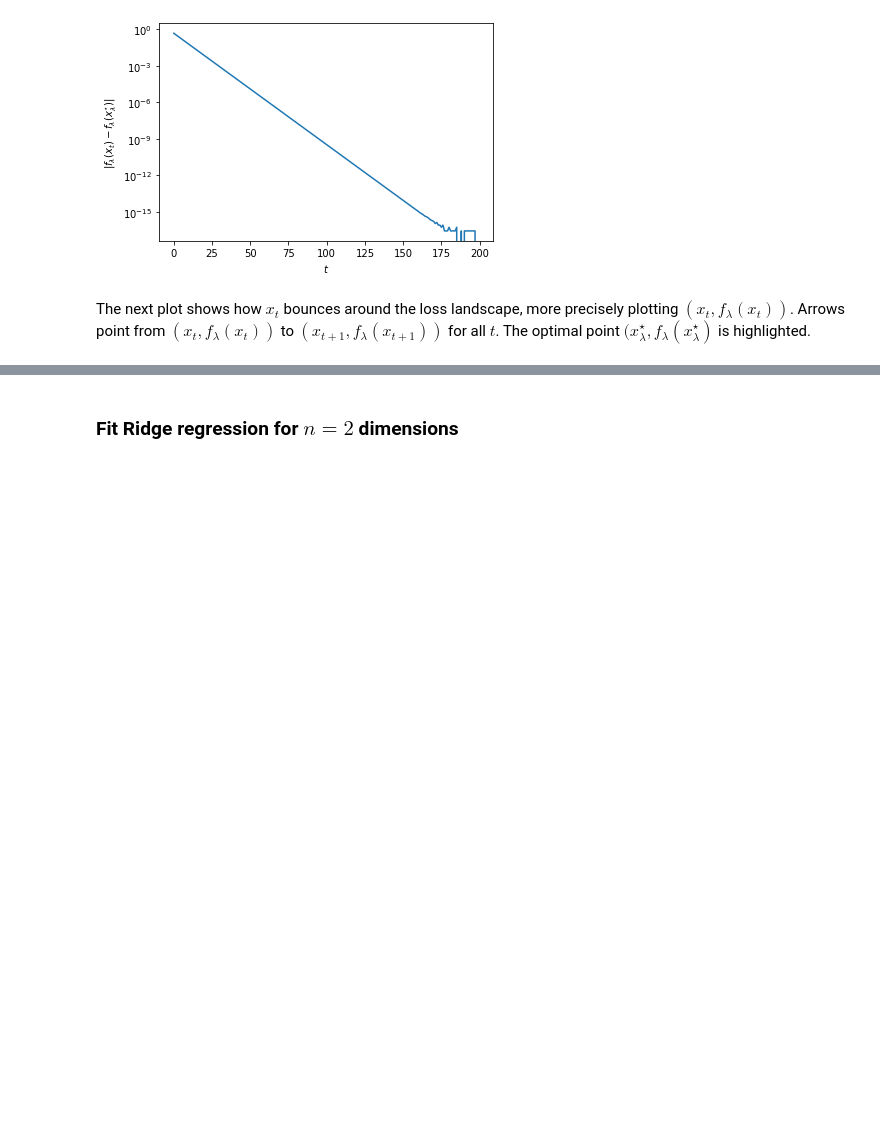
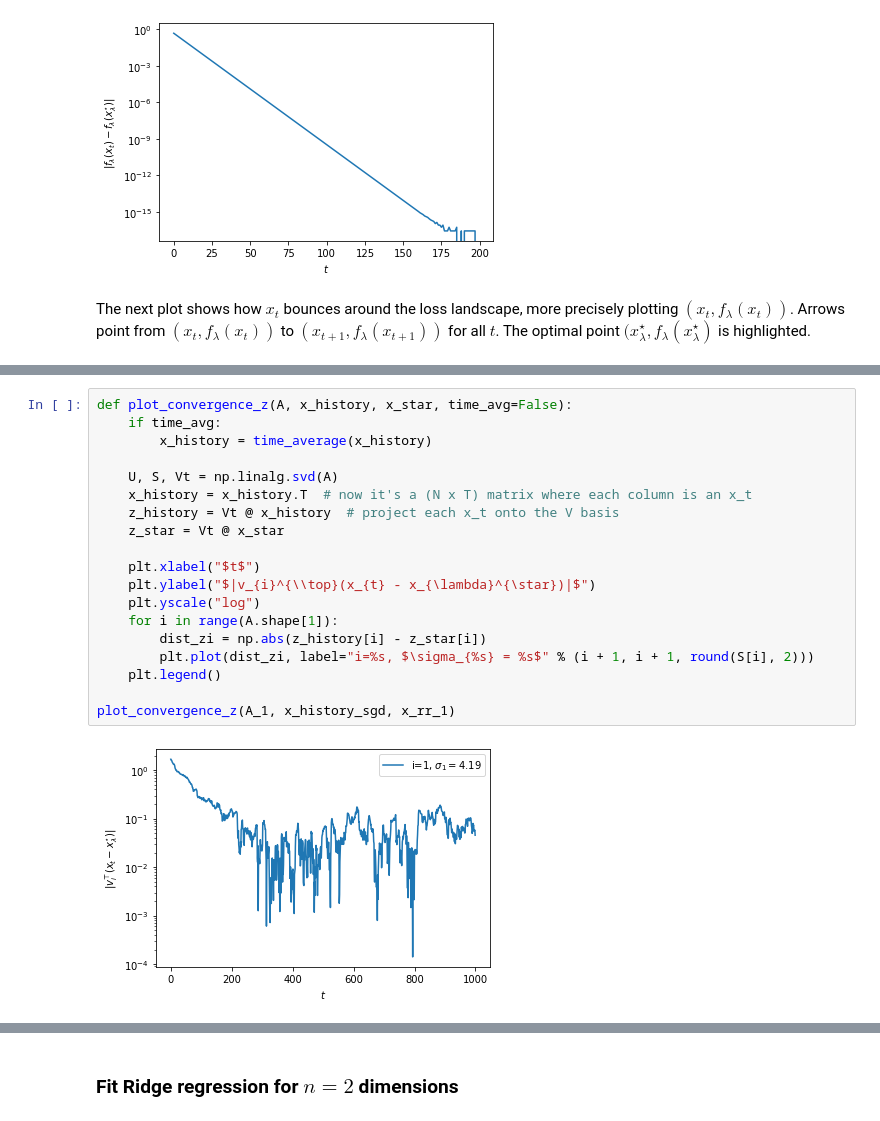
Before and after one commit to RobvanGastel/optimization-ml, a Jupyter notebook: Gradient_descent_convergence.ipynb, the cells around one changed output, grey strips where cells are left out. Cells and saved outputs as stored; diff of their text form; blank space fills up the shorter version.

```diff
--- a/Gradient_descent_convergence.ipynb
+++ b/Gradient_descent_convergence.ipynb
@@ -216,0 +283,21 @@ plot_x_trajectory_1d(f_1, x_history_1, x_rr_1)
+# %%
+def plot_convergence_z(A, x_history, x_star, time_avg=False):
+    if time_avg:
+        x_history = time_average(x_history)
+
+    U, S, Vt = np.linalg.svd(A)
+    x_history = x_history.T  # now it's a (N x T) matrix where each column is an x_t
+    z_history = Vt @ x_history  # project each x_t onto the V basis
+    z_star = Vt @ x_star
+
+    plt.xlabel("$t$")
+    plt.ylabel("$|v_{i}^{\\top}(x_{t} - x_{\lambda}^{\star})|$")
+    plt.yscale("log")
+    for i in range(A.shape[1]):
+        dist_zi = np.abs(z_history[i] - z_star[i])
+        plt.plot(dist_zi, label="i=%s, $\sigma_{%s} = %s$" % (i + 1, i + 1, round(S[i], 2)))
+    plt.legend()
+
+plot_convergence_z(A_1, x_history_sgd, x_rr_1)
+# %% [output]
+[figure, added]
```
Also changed, not shown: parts of 17 cells of this notebook, 1 other file.
